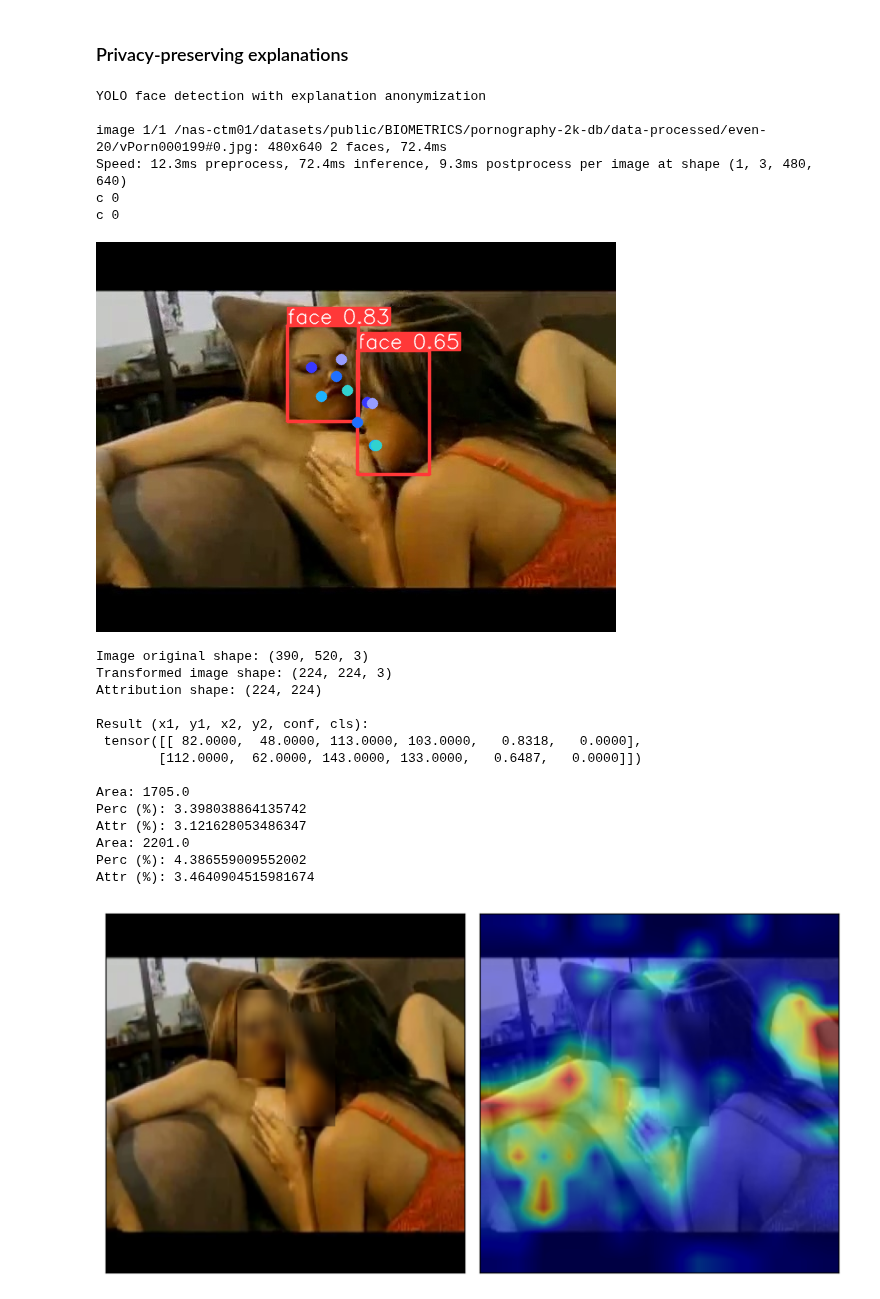
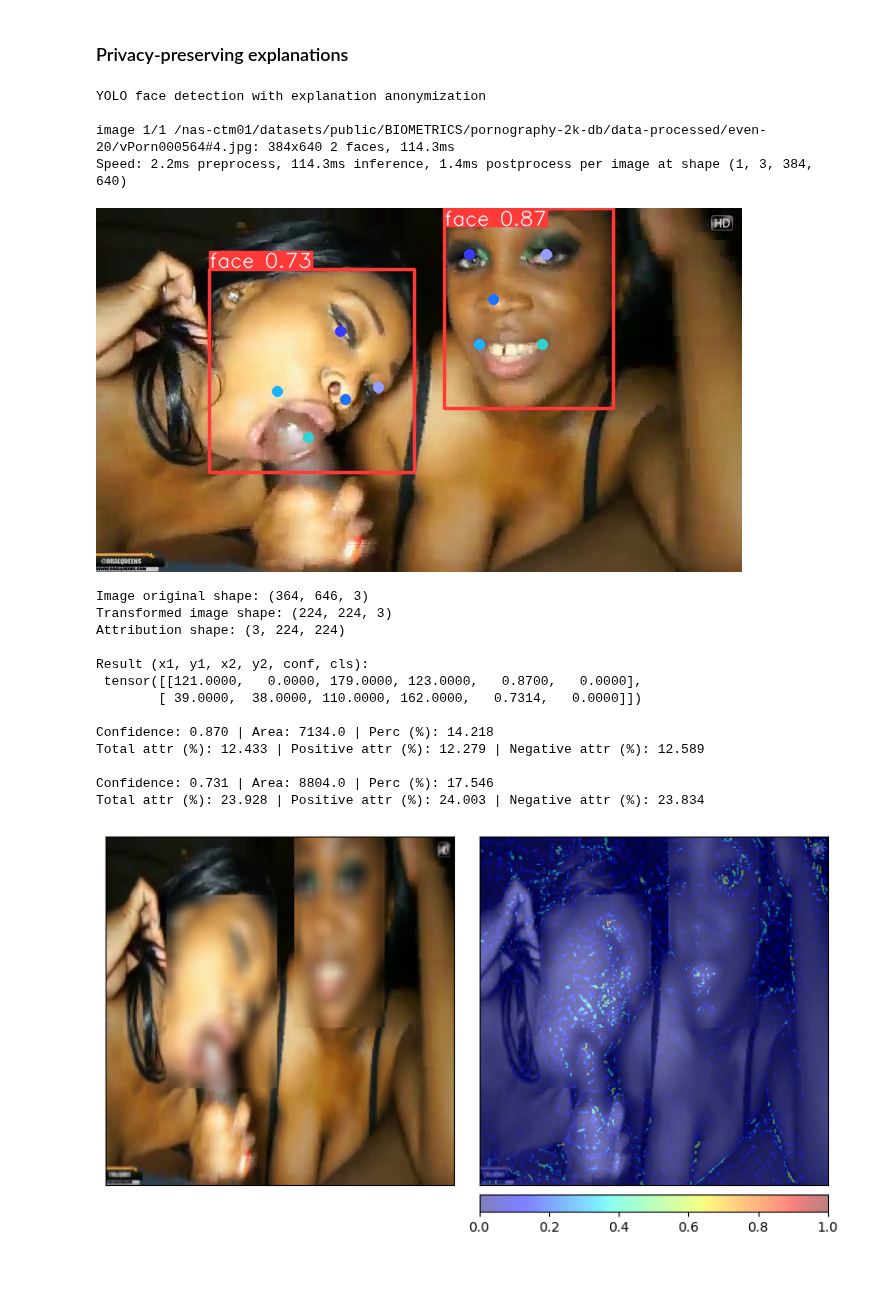
Before and after one commit to margaridav27/end-to-end-framework-pornography-detection, a Jupyter notebook: src/notebooks/pp_explanations.ipynb, the cells around one changed output. Drawn from its saved outputs; the diff is of its cells as text; code cells hidden in the pictures; blank space fills up the shorter version.

Commit message:
pp explanations notebook

```diff
--- a/src/notebooks/pp_explanations.ipynb
+++ b/src/notebooks/pp_explanations.ipynb
@@ -54,6 +68,7 @@ df[(df["attr"] > 50) & df["frame"].str.contains("vPorn")].sort_values(by="attr",
 ### Privacy-preserving explanations
 # %%
 DATA_LOC = "/nas-ctm01/datasets/public/BIOMETRICS/pornography-2k-db/data-processed/even-20"
-# EXPLANATIONS_LOC = "../../results/pornography-2k/cnns/data-aug/even-20/explanations/vgg19_freeze_False_epochs_50_batch_16_optim_sgd_aug_True_split_10_20/correct/IG/npys"
-EXPLANATIONS_LOC = "../../results/pornography-2k/transformers/no-freeze/even-20/explanations/vit_base_patch16_224_epochs_50_batch_16_optim_sgd_aug_False_split_10_20/npys"
+FACES_LOC = "/nas-ctm01/datasets/public/BIOMETRICS/pornography-2k-db/data-processed/even-20-detected-faces"
+EXPLANATIONS_LOC = "../../results/pornography-2k/cnns/data-aug/even-20/explanations/vgg19_freeze_False_epochs_50_batch_16_optim_sgd_aug_True_split_10_20/correct/IG/npys"
+# EXPLANATIONS_LOC = "../../results/pornography-2k/transformers/no-freeze/even-20/explanations/vit_base_patch16_224_epochs_50_batch_16_optim_sgd_aug_False_split_10_20/correct/npys"
 # %%
@@ -90,6 +132,6 @@ def show_blurred_explanation(image, attr):
     ).show()
 # %%
-CONF_THRES = 0.5
+CONF_THRES = 0.6
 model = YOLO(model="../../yolov8n-face.pt")
 # %%
 INPUT_SHAPE = 224
@@ -134,42 +176,50 @@ def generate_privacy_preserving_explanation(img_name):
     result.update(boxes=adjusted_boxes)
     print("\nResult (x1, y1, x2, y2, conf, cls):\n", result.boxes.data, "\n")
 
+    # Print also json for comparison
+    # with open(f"{FACES_LOC}/{img_name[:-4]}.json", "r") as infile:
+    #     faces_json = json.load(infile)
+    #     print(json.dumps(faces_json, indent=2))
+
     for box in result.boxes.data:
-        x1, y1, x2, y2, _, _ = box
+        x1, y1, x2, y2, conf, _ = box
         area = (x2 - x1) * (y2 - y1)
         perc = (area / IMG_AREA) * 100
-        attr = calculate_attribution_in_box(attr_np, (x1, y1, x2, y2))
+        attr, pos_attr, neg_attr = calculate_attribution_in_box(attr_np, (x1, y1, x2, y2))
 
         if area != 0:
             blur_box(img, (x1, y1, x2, y2))
 
-        print("Area:", area.item())
-        print("Perc (%):", perc.item())
-        print("Attr (%):", attr)
+        info = (
+            f"Confidence: {conf.item():.3f} | "
+            f"Area: {area.item()} | "
+            f"Perc (%): {perc.item():.3f}\n"
+            f"Total attr (%): {attr:.3f}"
+        )
+        if pos_attr is not None: info += f" | Positive attr (%): {pos_attr:.3f}"
+        if neg_attr is not None: info += f" | Negative attr (%): {neg_attr:.3f}"
+        print(info + "\n")
 
     show_blurred_explanation(img, attr_np)
 # %%
-generate_privacy_preserving_explanation("vPorn000199#0.jpg")
+generate_privacy_preserving_explanation("vPorn000564#4.jpg")
 # %% [output]
 YOLO face detection with explanation anonymization
 
-image 1/1 /nas-ctm01/datasets/public/BIOMETRICS/pornography-2k-db/data-processed/even-20/vPorn000199#0.jpg: 480x640 2 faces, 72.4ms
-Speed: 12.3ms preprocess, 72.4ms inference, 9.3ms postprocess per image at shape (1, 3, 480, 640)
-c 0
-c 0
+image 1/1 /nas-ctm01/datasets/public/BIOMETRICS/pornography-2k-db/data-processed/even-20/vPorn000564#4.jpg: 384x640 2 faces, 114.3ms
+Speed: 2.2ms preprocess, 114.3ms inference, 1.4ms postprocess per image at shape (1, 3, 384, 640)
-[figure, old version]
+[figure, new version]
-Image original shape: (390, 520, 3)
+Image original shape: (364, 646, 3)
 Transformed image shape: (224, 224, 3)
-Attribution shape: (224, 224)
+Attribution shape: (3, 224, 224)
 
 Result (x1, y1, x2, y2, conf, cls):
- tensor([[ 82.0000,  48.0000, 113.0000, 103.0000,   0.8318,   0.0000],
-        [112.0000,  62.0000, 143.0000, 133.0000,   0.6487,   0.0000]])
+ tensor([[121.0000,   0.0000, 179.0000, 123.0000,   0.8700,   0.0000],
+        [ 39.0000,  38.0000, 110.0000, 162.0000,   0.7314,   0.0000]])
 
-Area: 1705.0
-Perc (%): 3.398038864135742
-Attr (%): 3.121628053486347
-Area: 2201.0
-Perc (%): 4.386559009552002
-Attr (%): 3.4640904515981674
+Confidence: 0.870 | Area: 7134.0 | Perc (%): 14.218
+Total attr (%): 12.433 | Positive attr (%): 12.279 | Negative attr (%): 12.589
+
+Confidence: 0.731 | Area: 8804.0 | Perc (%): 17.546
+Total attr (%): 23.928 | Positive attr (%): 24.003 | Negative attr (%): 23.834
-[figure, old version]
+[figure, new version]
```
Also changed, not shown: parts of 5 cells of this notebook.
